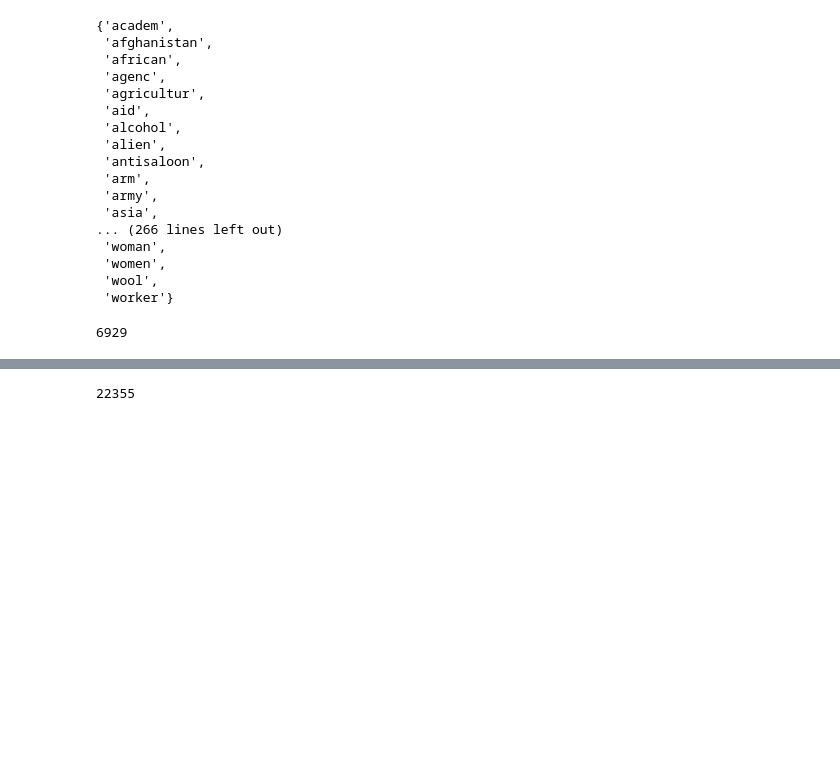
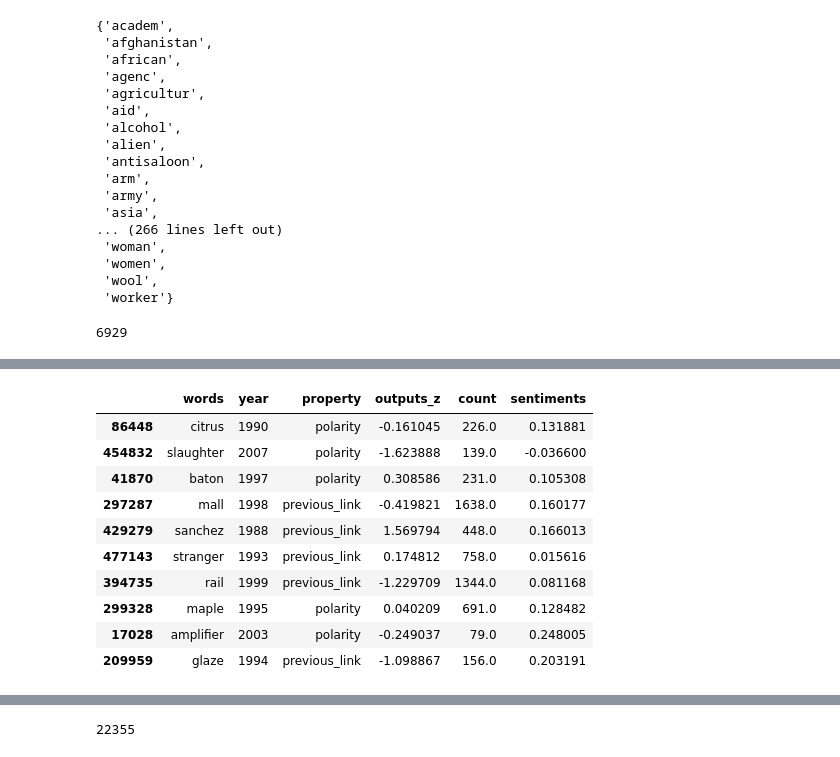
Before and after one commit to AidaRamezani/moralization_temporal, a Jupyter notebook: notebooks/congress_speech.ipynb, the cells around one changed output, grey strips where cells are left out. Saved outputs shown, nothing was run; the diff lists cells and outputs as text; code cells hidden in the pictures; blank space fills up the shorter version.

```diff
--- a/notebooks/congress_speech.ipynb
+++ b/notebooks/congress_speech.ipynb
@@ -178,0 +182,15 @@ ts_df = ts_df.loc[ts_df['count'] >= 50]
+# %%
+ts_df = ts_df.merge(sent_df, on=['words','year'], how='left')
+ts_df.sample(10)
+# %% [output]
+|  | words | year | property | outputs_z | count | sentiments |
+| 86448 | citrus | 1990 | polarity | -0.161045 | 226.0 | 0.131881 |
+| 454832 | slaughter | 2007 | polarity | -1.623888 | 139.0 | -0.036600 |
+| 41870 | baton | 1997 | polarity | 0.308586 | 231.0 | 0.105308 |
+| 297287 | mall | 1998 | previous_link | -0.419821 | 1638.0 | 0.160177 |
+| 429279 | sanchez | 1988 | previous_link | 1.569794 | 448.0 | 0.166013 |
+| 477143 | stranger | 1993 | previous_link | 0.174812 | 758.0 | 0.015616 |
+| 394735 | rail | 1999 | previous_link | -1.229709 | 1344.0 | 0.081168 |
+| 299328 | maple | 1995 | polarity | 0.040209 | 691.0 | 0.128482 |
+| 17028 | amplifier | 2003 | polarity | -0.249037 | 79.0 | 0.248005 |
+| 209959 | glaze | 1994 | previous_link | -1.098867 | 156.0 | 0.203191 |
```
Also changed, not shown: parts of 12 cells of this notebook.
